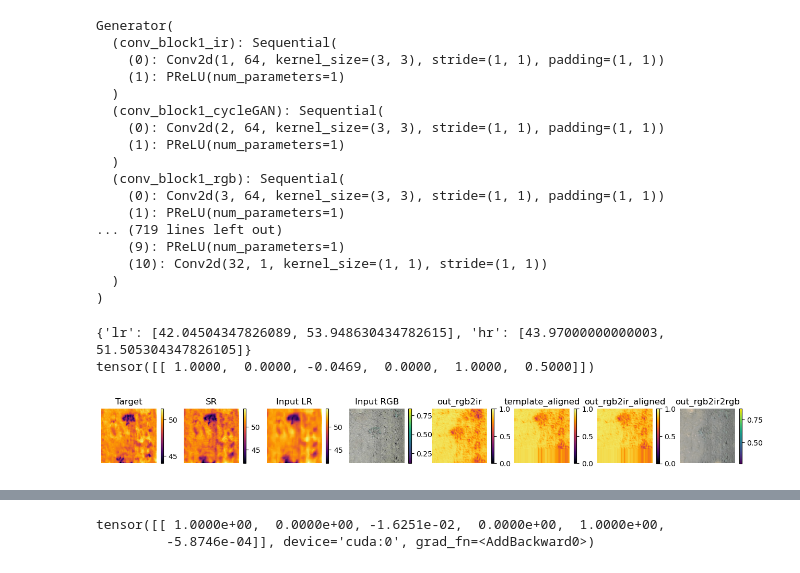
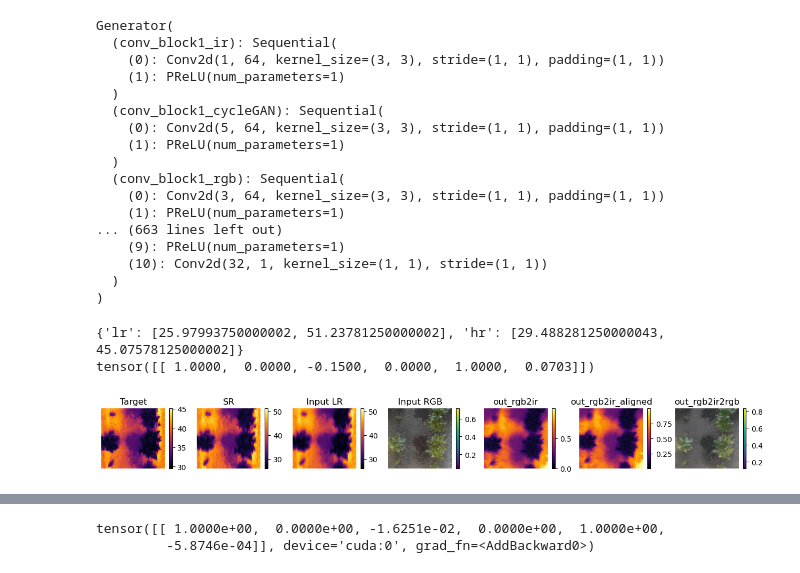
Before and after one commit to GEMINI-Breeding/SRGAN-PyTorch, a Jupyter notebook: test_themalRGB.ipynb, the cells around one changed output, grey strips where cells are left out. Cells and saved outputs as stored; diff of their text form; code cells hidden in the pictures.

Commit message:
2023-06-14-CycleGANSR_Final_Training_T4_1_2

```diff
--- a/test_themalRGB.ipynb
+++ b/test_themalRGB.ipynb
@@ -99,7 +99,7 @@ def matchTemplateThetaBatch(background, template):
     return theta
 # %%
 config = Config()
-# config.device = torch.device("cpu", 0)
+config.device = torch.device("cpu", 0)
 model = Generator(debug=True)
 #model.load_state_dict(torch.load('results/2022-05-01-ThermalRGB_NCCLoss_Fixbug/g-best.pth'))
 #model.load_state_dict(torch.load('results/2022-05-01-ThermalRGB_NCCLoss_Fixbug/g-last.pth')) # Best visual reslt
@@ -109,7 +109,8 @@ model = Generator(debug=True)
 #model.load_state_dict(torch.load('results/2023-06-06-ThermalRGB_HRMSE_HRNCC_T4Data/g_epoch_1301.pth')) # New structure!
 # model.load_state_dict(torch.load('results/2023-06-07-ThermalRGB_HRMSE_HRNCC_TIGAN/g-best.pth'))
 #model.load_state_dict(torch.load('results/2023-06-10-DeformableConv/g-last.pth'))
-model.load_state_dict(torch.load('results/2023-06-11-CycleGANSR2/g-last.pth'))
+#model.load_state_dict(torch.load('results/2023-06-12-CycleGANSR_Final/g_epoch_131.pth')) # Best visual result
+model.load_state_dict(torch.load('results/2023-06-12-CycleGANSR_Final/g-last.pth'))
 model.to(config.device)
 model.eval()
 # %% [output]
@@ -119,24 +120,25 @@ Generator(
     (1): PReLU(num_parameters=1)
   )
   (conv_block1_cycleGAN): Sequential(
-    (0): Conv2d(2, 64, kernel_size=(3, 3), stride=(1, 1), padding=(1, 1))
+    (0): Conv2d(5, 64, kernel_size=(3, 3), stride=(1, 1), padding=(1, 1))
     (1): PReLU(num_parameters=1)
   )
   (conv_block1_rgb): Sequential(
     (0): Conv2d(3, 64, kernel_size=(3, 3), stride=(1, 1), padding=(1, 1))
     (1): PReLU(num_parameters=1)
-... (719 lines left out)
+... (663 lines left out)
     (9): PReLU(num_parameters=1)
     (10): Conv2d(32, 1, kernel_size=(1, 1), stride=(1, 1))
   )
 )
 # %%
 # Test Image
-#sample_dataset = ImageDataset(dataroot="/home/lion397/data/datasets/GEMINI/Training_220315/val/",image_size=96, upscale_factor=4, mode="train")
+#sample_dataset = ImageDataset(dataroot="/home/lion397/data/datasets/GEMINI/Training_220315/val/",image_size=256, upscale_factor=4, mode="val", random_crop=False)
 #sample_dataset = ImageDataset(dataroot="/home/lion397/data/datasets/GEMINI/Training_220315/val",image_size=256, upscale_factor=4, mode="val")
 #sample_dataset = ImageDataset(dataroot="/home/GEMINI/Dataset_processing/Davis_Legumes/2022-06-20/Thermal_Matched",image_size=96, upscale_factor=4, mode="val", random_crop=True)
-sample_dataset = ImageDataset(dataroot="/home/lion397/data/datasets/GEMINI/Training_T4_1_2_3/val",image_size=256, upscale_factor=4, mode="val", random_crop=True)
-(low_img, rgb_img, high_ir, thermal_info) = sample_dataset[100] # 늘 쓰던 Referene image
+sample_dataset = ImageDataset(dataroot="/home/lion397/data/datasets/GEMINI/Training_T4_1_2_3/val",image_size=256, upscale_factor=4, mode="val", random_crop=False)
+#(low_img, rgb_img, high_ir, thermal_info) = sample_dataset[10]
+(low_img, rgb_img, high_ir, thermal_info) = sample_dataset[-70]
 #rgb_img = move_tensor(rgb_img,0,20)
 #rgb_img = torch.FloatTensor(np.zeros((3,256,256)))
 high_img = high_ir.squeeze()
@@ -145,12 +147,13 @@ lr = low_img.unsqueeze(0).to(config.device, non_blocking=True)
 rgb = rgb_img.unsqueeze(0).to(config.device, non_blocking=True)
 rgb_img_disp = rgb_img.permute(1,2,0).cpu().detach().numpy()
 print(thermal_info)
+model.export_onnx = False
 sr, debug = model(lr, rgb)
 # print(model.stn.dtheta)
 sr_img = sr.squeeze().cpu().detach().numpy()
 lr_img = lr.squeeze().cpu().detach().numpy()
 high_img = high_ir.squeeze().cpu().detach().numpy()
-f, axarr = plt.subplots(1,8, figsize=(16,8))
+f, axarr = plt.subplots(1,7, figsize=(16,8))
 high_img = calc_temp(high_img, thermal_info['hr'])
 im0 = axarr[0].imshow(high_img, interpolation='none', cmap='inferno')
 axarr[0].set_title("Target")
@@ -159,48 +162,50 @@ sr_img = calc_temp(sr_img, thermal_info['lr'])
 im1 = axarr[1].imshow(sr_img, interpolation='none', cmap='inferno')
 axarr[1].set_title("SR")
 add_colorbar(im=im1,ax=axarr[1])
 lr_img = calc_temp(lr_img, thermal_info['lr'])
 im2 = axarr[2].imshow(lr_img, interpolation='none', cmap='inferno')
 axarr[2].set_title("Input LR")
 add_colorbar(im=im2,ax=axarr[2])
 im3 = axarr[3].imshow(cv2.cvtColor(rgb_img_disp,cv2.COLOR_RGB2BGR),interpolation='none')
 axarr[3].set_title("Input RGB")
 add_colorbar(im=im3,ax=axarr[3])
 axarr[3].axis("off")
 
-im3 = axarr[4].imshow(model.out_rgb2ir.squeeze().cpu().detach().numpy(), cmap='inferno',vmin=0,vmax=1)
+im3 = axarr[4].imshow(model.out_rgb2ir.squeeze().cpu().detach().numpy(), cmap='inferno')
 axarr[4].set_title("out_rgb2ir")
 add_colorbar(im=im3,ax=axarr[4])
 axarr[4].axis("off")
 
 
-template = model.out_rgb2ir.to('cpu', non_blocking=True)
-lr_resized = F.interpolate(lr, size=(template.shape[-2], template.shape[-1]), mode='bilinear', align_corners=False).to('cpu', non_blocking=True)
+template = model.out_rgb2ir
+lr_resized = F.interpolate(lr, size=(template.shape[-2], template.shape[-1]), mode='bilinear', align_corners=False)
 theta = matchTemplateThetaBatch(lr_resized, template)
 resampling_grid = F.affine_grid(theta.view(-1, 2, 3), template.size())
 template_aligned = F.grid_sample(template, resampling_grid, mode='bilinear', padding_mode='border', align_corners=False) # 'zeros', 'border', or 'reflection'
 print(theta)
 
-im3 = axarr[5].imshow(template_aligned.squeeze().cpu().detach().numpy(), cmap='inferno',vmin=0,vmax=1)
-axarr[5].set_title("template_aligned")
+# im3 = axarr[5].imshow(template_aligned.squeeze().cpu().detach().numpy(), cmap='gray')
+# axarr[5].set_title("template_aligned")
+# add_colorbar(im=im3,ax=axarr[5])
+# axarr[5].axis("off")
+
+im3 = axarr[5].imshow(model.out_rgb2ir_aligned.squeeze().cpu().detach().numpy(), cmap='inferno')
+axarr[5].set_title("out_rgb2ir_aligned")
 add_colorbar(im=im3,ax=axarr[5])
 axarr[5].axis("off")
 
-im3 = axarr[6].imshow(model.out_rgb2ir_aligned.squeeze().cpu().detach().numpy(), cmap='inferno',vmin=0,vmax=1)
-axarr[6].set_title("out_rgb2ir_aligned")
+
+rgb_img_disp = cv2.cvtColor(model.out_rgb2ir2rgb.squeeze().permute(1,2,0).cpu().detach().numpy(),cv2.COLOR_RGB2BGR)
+# Normalize image
+# rgb_img_disp = cv2.normalize(rgb_img_disp, None, alpha=0, beta=255, norm_type=cv2.NORM_MINMAX, dtype=cv2.CV_8U)
+im3 = axarr[6].imshow(rgb_img_disp)
+axarr[6].set_title("out_rgb2ir2rgb")
 add_colorbar(im=im3,ax=axarr[6])
 axarr[6].axis("off")
 
-
-rgb_img_disp = cv2.cvtColor(model.out_rgb2ir2rgb.squeeze().permute(1,2,0).cpu().detach().numpy(),cv2.COLOR_RGB2BGR)
-im3 = axarr[7].imshow(rgb_img_disp)
-axarr[7].set_title("out_rgb2ir2rgb")
-add_colorbar(im=im3,ax=axarr[7])
-axarr[7].axis("off")
-
 plt.show()
 # %% [output]
-{'lr': [42.04504347826089, 53.948630434782615], 'hr': [43.97000000000003, 51.505304347826105]}
-tensor([[ 1.0000,  0.0000, -0.0469,  0.0000,  1.0000,  0.5000]])
+{'lr': [25.97993750000002, 51.23781250000002], 'hr': [29.488281250000043, 45.07578125000002]}
+tensor([[ 1.0000,  0.0000, -0.1500,  0.0000,  1.0000,  0.0703]])
-[figure, old version]
+[figure, new version]
 # %%
```
Also changed, not shown: parts of 4 cells of this notebook, 3 other files.
